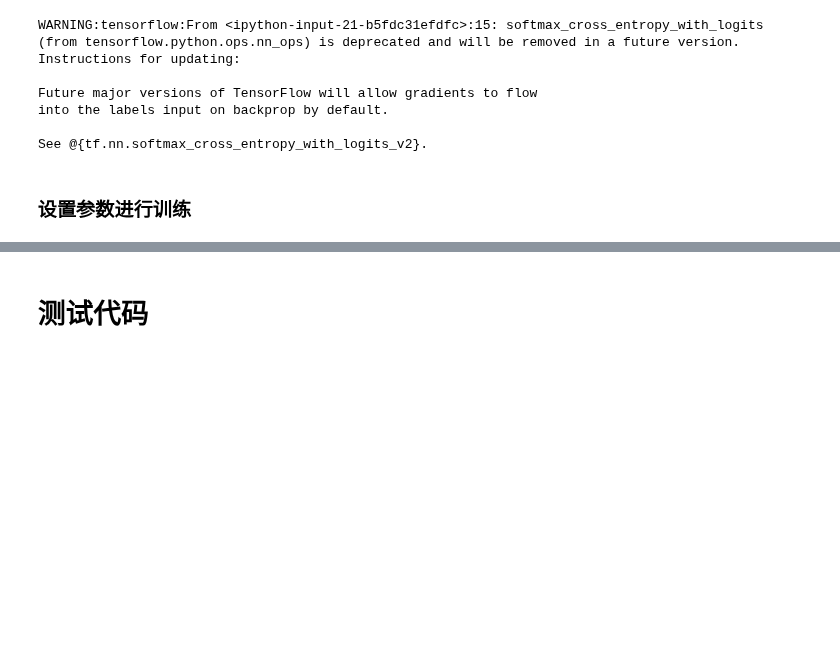
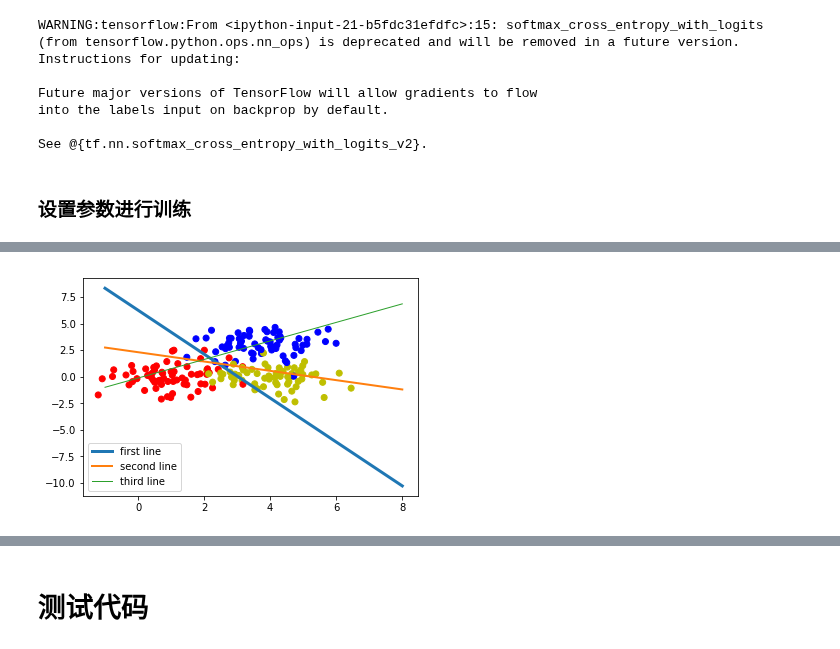
Before and after one commit to lllhhh/DeepLearningNotes, a Jupyter notebook: Tensorflow（原理、实践）/第十四节 多层神经网络.ipynb, the cells around one changed output, grey strips where cells are left out. Cells and saved outputs as stored; diff of their text form; code cells hidden in the pictures; blank space fills up the shorter version.

Commit message:
Complete linear regression to deal with multi-classification problems.

```diff
--- a/Tensorflow（原理、实践）/第十四节 多层神经网络.ipynb
+++ b/Tensorflow（原理、实践）/第十四节 多层神经网络.ipynb
@@ -220,18 +220,69 @@ into the labels input on backprop by default.
 See @{tf.nn.softmax_cross_entropy_with_logits_v2}.
 # %% [markdown]
 ### 设置参数进行训练
-# %%
-maxEpochs = 50
-minibatchSize = 25
-
-with tf.Session() as sess:
-    # 初始化参数
-    sess.run(tf.global_variables_initializer())
-
-    for epoch in range(maxEpochs):
-        sumerr = 0
-        for i in range(np.int32(len(Y)/minibatchSize)):
-            x1 = X[i*minibatchSize:(i+1)*minibatchSize,:]
-            y1 = Y[i*minibatchSize:(i+1)*minibatchSize,:]
-
-            _,lossval,outputval,errval =
+# %%
+maxEpochs = 50
+minibatchSize = 25
+
+with tf.Session() as sess:
+    # 初始化参数
+    sess.run(tf.global_variables_initializer())
+
+    for epoch in range(maxEpochs):
+        sumerr = 0
+        for i in range(np.int32(len(Y)/minibatchSize)):
+            x1 = X[i*minibatchSize:(i+1)*minibatchSize,:]
+            y1 = Y[i*minibatchSize:(i+1)*minibatchSize,:]
+
+            _,lossval,outputval,errval = sess.run([train,loss,output,err],feed_dict={input_features:x1,input_labels:y1})
+            sumerr =sumerr+(errval/minibatchSize)
+        print ("Epoch:", '%04d' % (epoch+1), "cost=","{:.9f}".format(lossval),"err=",sumerr/minibatchSize)
+
+    train_X,train_Y = generate(200,num_classes,[[3.0],[3.0,0]],False)
+    aa = [np.argmax(i) for i in train_Y]
+    colors = ['r' if i == 0 else 'b' if i == 1 else 'y' for i in aa[:]]
+    plt.scatter(train_X[:,0],train_X[:,1],c=colors)
+
+    x = np.linspace(-1,8,200)
+
+    y = -x*(sess.run(W)[0][0]/sess.run(W)[1][0]) - sess.run(b)[0]/sess.run(W)[1][0]
+    plt.plot(x,y,label='first line',lw=3)
+
+    y = -x*(sess.run(W)[0][1]/sess.run(W)[1][1]) - sess.run(b)[1]/sess.run(W)[1][1]
+    plt.plot(x,y,label='second line',lw=2)
+
+    y = -x*(sess.run(W)[0][2]/sess.run(W)[1][2]) - sess.run(b)[2]/sess.run(W)[1][2]
+    plt.plot(x,y,label='third line',lw=1)
+
+    plt.legend()
+    plt.show()
+    print(sess.run(W), sess.run(b))
+
+
+
+    train_X, train_Y = generate(200,num_classes,  [[3.0],[3.0,0]],False)
+    aa = [np.argmax(l) for l in train_Y]
+    colors =['r' if l == 0 else 'b' if l==1 else 'y' for l in aa[:]]
+    plt.scatter(train_X[:,0], train_X[:,1], c=colors)
+
+    nb_of_xs = 200
+    xs1 = np.linspace(-1, 8, num=nb_of_xs)
+    xs2 = np.linspace(-1, 8, num=nb_of_xs)
+    xx, yy = np.meshgrid(xs1, xs2) # create the grid
+    # Initialize and fill the classification plane
+    classification_plane = np.zeros((nb_of_xs, nb_of_xs))
+    for i in range(nb_of_xs):
+        for j in range(nb_of_xs):
+            #classification_plane[i,j] = nn_predict(xx[i,j], yy[i,j])
+            classification_plane[i,j] = sess.run(a1, feed_dict={input_features: [[ xx[i,j], yy[i,j] ]]} )
+
+
+    # Create a color map to show the classification colors of each grid point
+    cmap = ListedColormap([
+            colorConverter.to_rgba('r', alpha=0.30),
+            colorConverter.to_rgba('b', alpha=0.30),
+            colorConverter.to_rgba('y', alpha=0.30)])
+    # Plot the classification plane with decision boundary and input samples
+    plt.contourf(xx, yy, classification_plane, cmap=cmap)
+    plt.show()
+# %% [output]
@@ -237,0 +306 @@ with tf.Session() as sess:
+[figure, added]
```
Also changed, not shown: parts of 4 cells of this notebook, 3 other files.
